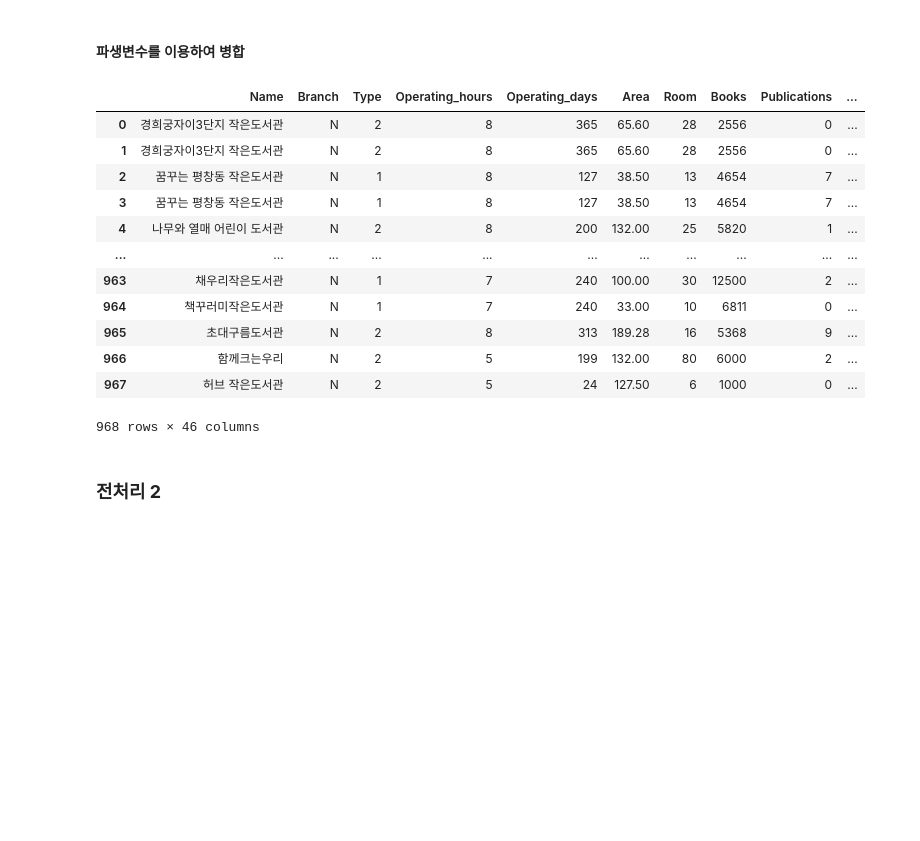
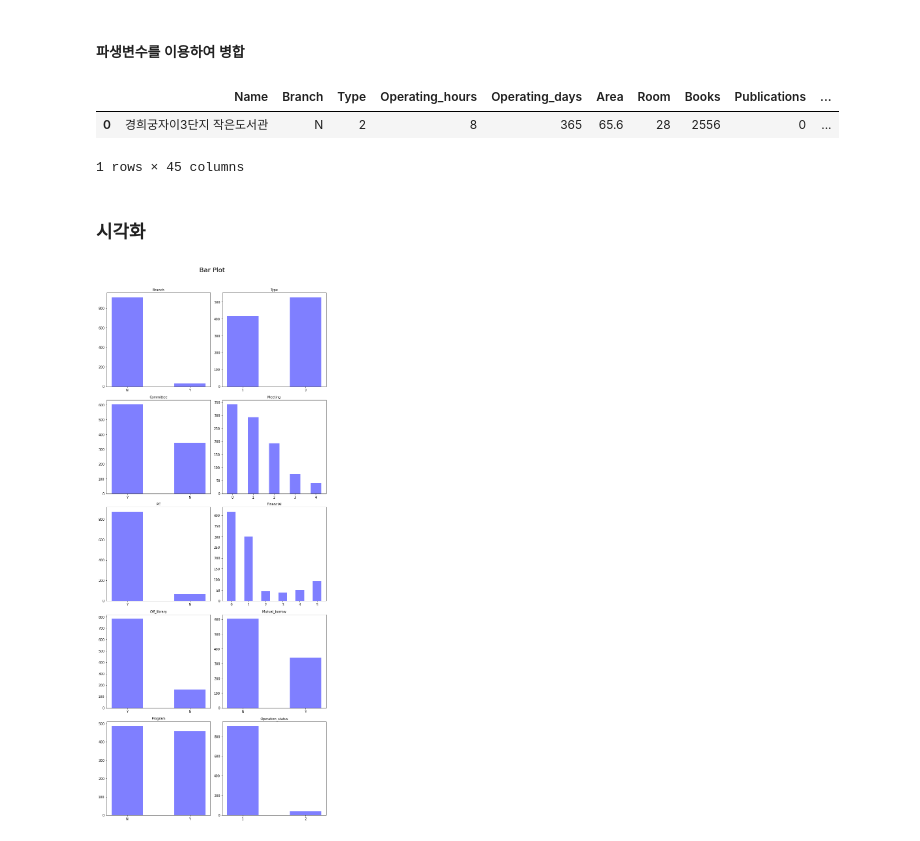
Before and after one commit to dev-gw/SSL_analysis, a Jupyter notebook: Library_DS.ipynb, the cells around one changed output. Cells and saved outputs as stored; diff of their text form; code cells hidden in the pictures; blank space fills up the shorter version.

```diff
--- a/Library_DS.ipynb
+++ b/Library_DS.ipynb
@@ -86,21 +87,28 @@ seoul_population = pd.read_excel('/content/drive/MyDrive/Contest/Library/Dataset
 # %%
 data_merge = data.merge(seoul_class, on='Gu', how='left')
 data_merge = data_merge.merge(seoul_population, on='Gu', how='left')
-# %%
-data_merge.set_index
-# %% [output]
-|  | Name | Branch | Type | Operating_hours | Operating_days | Area | Room | Books | Publications | ... |
-| 0 | 경희궁자이3단지 작은도서관 | N | 2 | 8 | 365 | 65.60 | 28 | 2556 | 0 | ... |
-| 1 | 경희궁자이3단지 작은도서관 | N | 2 | 8 | 365 | 65.60 | 28 | 2556 | 0 | ... |
-| 2 | 꿈꾸는 평창동 작은도서관 | N | 1 | 8 | 127 | 38.50 | 13 | 4654 | 7 | ... |
-| 3 | 꿈꾸는 평창동 작은도서관 | N | 1 | 8 | 127 | 38.50 | 13 | 4654 | 7 | ... |
-| 4 | 나무와 열매 어린이 도서관 | N | 2 | 8 | 200 | 132.00 | 25 | 5820 | 1 | ... |
-| ... | ... | ... | ... | ... | ... | ... | ... | ... | ... | ... |
-| 963 | 채우리작은도서관 | N | 1 | 7 | 240 | 100.00 | 30 | 12500 | 2 | ... |
-| 964 | 책꾸러미작은도서관 | N | 1 | 7 | 240 | 33.00 | 10 | 6811 | 0 | ... |
-| 965 | 초대구름도서관 | N | 2 | 8 | 313 | 189.28 | 16 | 5368 | 9 | ... |
-| 966 | 함께크는우리 | N | 2 | 5 | 199 | 132.00 | 80 | 6000 | 2 | ... |
-| 967 | 허브 작은도서관 | N | 2 | 5 | 24 | 127.50 | 6 | 1000 | 0 | ... |
-968 rows × 46 columns
-# %% [markdown]
-### **전처리 2**
+# %%
+data_merge.head(1)
+# %% [output]
+|  | Name | Branch | Type | Operating_hours | Operating_days | Area | Room | Books | Publications | ... |
+| 0 | 경희궁자이3단지 작은도서관 | N | 2 | 8 | 365 | 65.6 | 28 | 2556 | 0 | ... |
+1 rows × 45 columns
+# %% [markdown]
+### **시각화**
+# %%
+# 범주형 변수 시각화
+cate_col = ['Branch', 'Type', 'Committee', 'Meeting', 'PC', 'Financial','Off_library', 'Mutual_borrow', 'Program', 'Operation_status']
+
+plt.figure(figsize=(10,25))
+plt.suptitle("Bar Plot", fontsize=20)
+
+for i in range(len(cate_col)):
+    plt.subplot(5, 2, i+1)
+    plt.title(cate_col[i], fontsize=10)
+    temp = data[cate_col[i]].value_counts()
+    plt.bar(temp.keys(), temp.values, width=0.5, color='b', alpha=0.5)
+    plt.xticks(temp.keys(), fontsize=10)
+plt.tight_layout(rect=[0, 0.03, 1, 0.95])
+plt.show()
+# %% [output]
+[figure, added]
```
Also changed, not shown: parts of 6 cells of this notebook.
